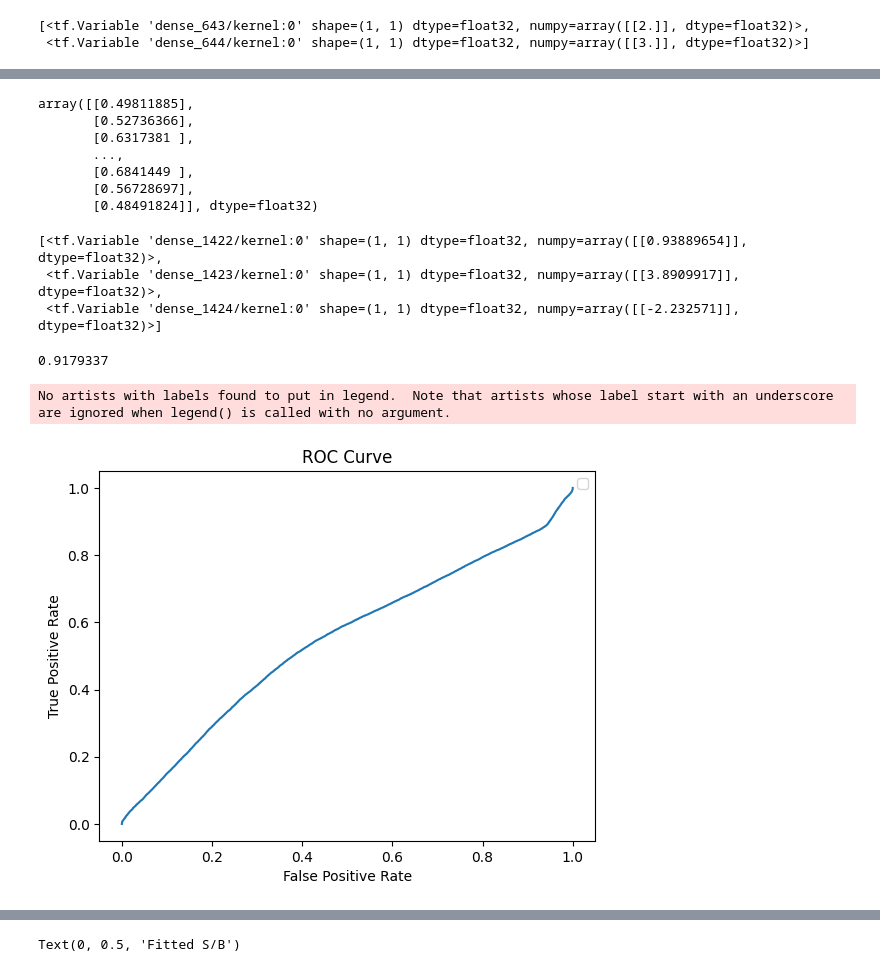
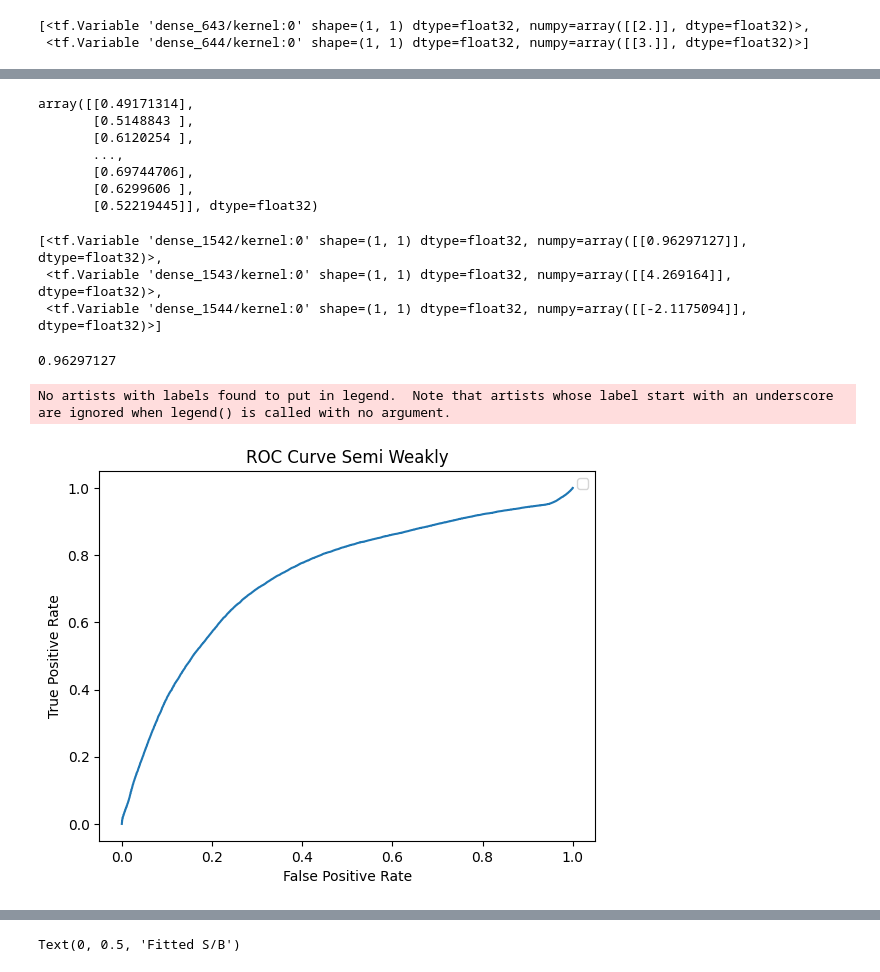
Before and after one commit to GitGup/SemiWeaklySupervised, a Jupyter notebook: Anomaly.ipynb, the cells around one changed output, grey strips where cells are left out. Drawn from its saved outputs; the diff is of its cells as text; code cells hidden in the pictures.

Commit message:
ran semi weak model with 3.5 and 5 mass points

```diff
--- a/Anomaly.ipynb
+++ b/Anomaly.ipynb
@@ -887,8 +887,8 @@ for sigfrac in np.logspace(-3,-1,20):
     model_all2.compile(loss='binary_crossentropy', optimizer=tf.keras.optimizers.Adam(learning_rate = 0.01))
 
     #create ws data set
-    m1 = 2
-    m2 = 4.5
+    m1 = 3.5
+    m2 = 5
 
     #background
     test_background = int(1/2 *len(x[1,1]))
@@ -896,7 +896,7 @@ for sigfrac in np.logspace(-3,-1,20):
     train_reference = int(1/4 * len(x[1,1]))
     #signal
     test_signal_length = int(1/2*len(x[m1,m2]))
-    N = int(1/4 * (len(x[1,1])))
+    N = int(1/2 * (len(x[1,1])))
     signal = x[m1, m2][test_signal_length:test_signal_length + int(sigfrac*N)]
 
     #[reference (0), data_background (1), signal(1)]
@@ -938,34 +938,34 @@ Epoch 20/20
 # %%
 scores
 # %% [output]
-array([[0.49811885],
-       [0.52736366],
-       [0.6317381 ],
+array([[0.49171314],
+       [0.5148843 ],
+       [0.6120254 ],
        ...,
-       [0.6841449 ],
-       [0.56728697],
-       [0.48491824]], dtype=float32)
+       [0.69744706],
+       [0.6299606 ],
+       [0.52219445]], dtype=float32)
 # %%
 model_all2.trainable_weights
 # %% [output]
-[<tf.Variable 'dense_1422/kernel:0' shape=(1, 1) dtype=float32, numpy=array([[0.93889654]], dtype=float32)>,
- <tf.Variable 'dense_1423/kernel:0' shape=(1, 1) dtype=float32, numpy=array([[3.8909917]], dtype=float32)>,
- <tf.Variable 'dense_1424/kernel:0' shape=(1, 1) dtype=float32, numpy=array([[-2.232571]], dtype=float32)>]
+[<tf.Variable 'dense_1542/kernel:0' shape=(1, 1) dtype=float32, numpy=array([[0.96297127]], dtype=float32)>,
+ <tf.Variable 'dense_1543/kernel:0' shape=(1, 1) dtype=float32, numpy=array([[4.269164]], dtype=float32)>,
+ <tf.Variable 'dense_1544/kernel:0' shape=(1, 1) dtype=float32, numpy=array([[-2.1175094]], dtype=float32)>]
 # %%
 model_all2.trainable_weights[0].numpy()[0][0]
 # %% [output]
-0.9179337
+0.96297127
 # %%
 fpr, tpr, thresholds = roc_curve(y, scores)
 plt.plot(fpr, tpr)
 plt.xlabel('False Positive Rate')
 plt.ylabel('True Positive Rate')
 plt.legend()
-plt.title('ROC Curve')
+plt.title('ROC Curve Semi Weakly')
 plt.show()
 # %% [output]
 No artists with labels found to put in legend.  Note that artists whose label start with an underscore are ignored when legend() is called with no argument.
-[figure, old version]
+[figure, new version]
 # %%
 plt.plot(xx,np.array(yy)*100)
 plt.plot(xx,np.array(zz)*100)
```
Also changed, not shown: parts of 2 cells of this notebook.
